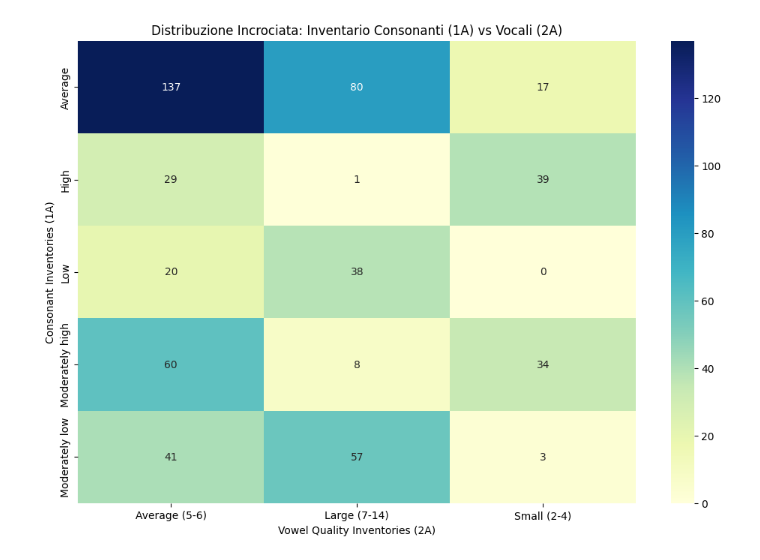
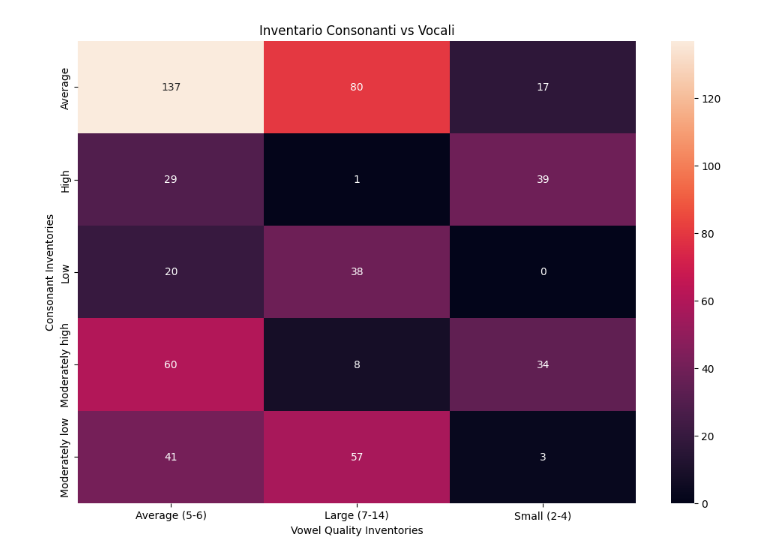
Before and after one commit to FedeBrus/Progetto1FAS, a Jupyter notebook: notebooks/Part4.ipynb, the cells around one changed output. Saved outputs shown, nothing was run; the diff lists cells and outputs as text; code cells hidden in the pictures.

Commit message:
beat heatmap for language features

```diff
--- a/notebooks/Part4.ipynb
+++ b/notebooks/Part4.ipynb
@@ -24,25 +24,25 @@ except FileNotFoundError as e:
 # %%
 params = ['3A', '2A']
 qdf = df.copy()
 qdf = stats.filter(qdf, "Parameter_ID", params)
 qdf = qdf[["Language_ID", "Parameter_ID", "Code_Name"]]
 
 # Certe lingue sono registrate per più paesi quindi ci sarebbero dei duplicati
 qdf = qdf.drop_duplicates()
 
 qdf = qdf.pivot(
     index='Language_ID',
     columns='Parameter_ID',
     values='Code_Name'
 ).dropna()
 
 tabella_frequenze = pd.crosstab(qdf[params[0]], qdf[params[1]])
 
 plt.figure(figsize=(12, 8))
-sns.heatmap(tabella_frequenze, annot=True, fmt='d', cmap='YlGnBu')
-plt.title("Distribuzione Incrociata: Inventario Consonanti (1A) vs Vocali (2A)")
-plt.ylabel("Consonant Inventories (1A)")
-plt.xlabel("Vowel Quality Inventories (2A)")
+sns.heatmap(tabella_frequenze, annot=True, fmt="d")
+plt.title("Inventario Consonanti vs Vocali")
+plt.ylabel("Consonant Inventories")
+plt.xlabel("Vowel Quality Inventories")
 plt.show()
 # %% [output]
-[figure, old version]
+[figure, new version]
```
